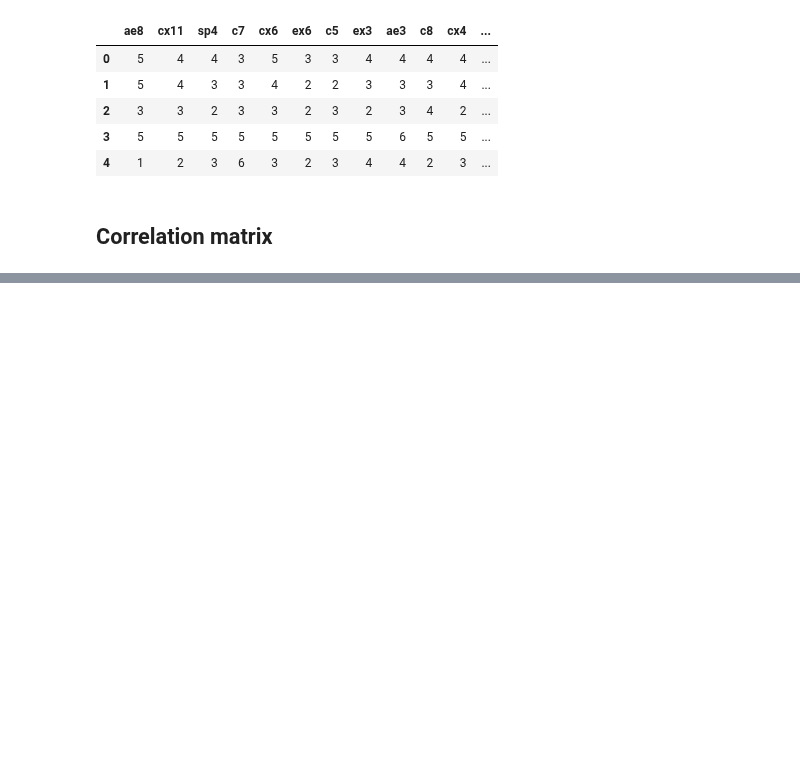
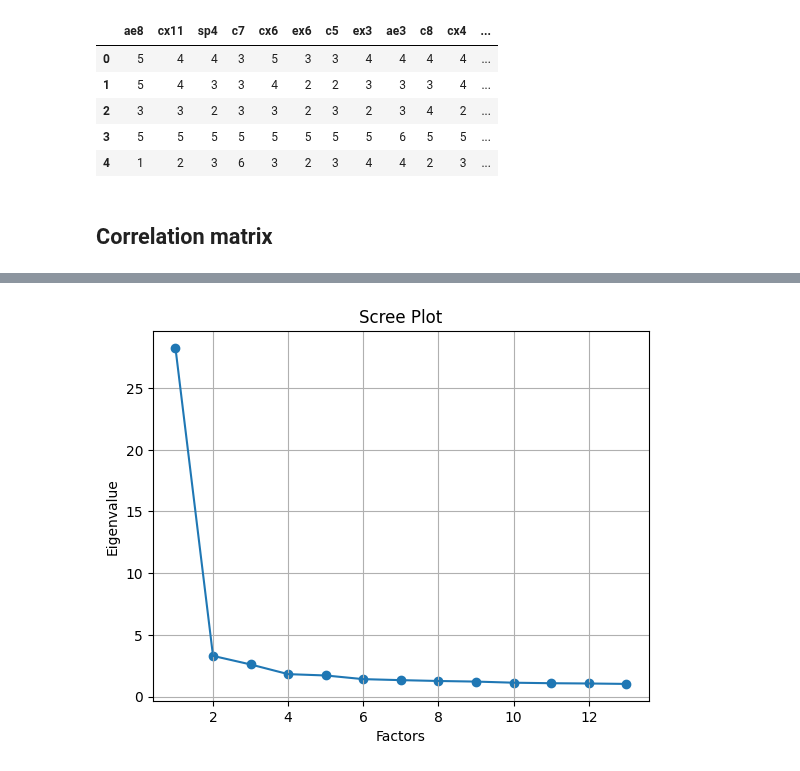
Before and after one commit to ReneeErnst/scaledev, a Jupyter notebook: notebooks/scale_dev.ipynb, the cells around one changed output, grey strips where cells are left out. Drawn from its saved outputs; the diff is of its cells as text; code cells hidden in the pictures; blank space fills up the shorter version.

```diff
--- a/notebooks/scale_dev.ipynb
+++ b/notebooks/scale_dev.ipynb
@@ -144,0 +132,11 @@ Next we will move onto the factor analysis. Once we have determined what items t
+# %%
+# Standardize each scale item (z score normalization)
+df_fa = df[scale_cols_no_rs1].copy()
+
+scaler = StandardScaler()
+
+# Standardize all numerical columns
+numerical_cols = df_fa.select_dtypes(include=['number']).columns
+df_fa[numerical_cols] = scaler.fit_transform(df_fa[numerical_cols])
+
+df_fa.head()
@@ -144,0 +152,6 @@ Next we will move onto the factor analysis. Once we have determined what items t
+# %%
+fa = FactorAnalyzer(rotation='Oblimin') # Oblique rotation since we have correlated factors
+fa.fit(df_fa) # Not using the reverse scored item
+# Check Eigenvalues
+ev, v = fa.get_eigenvalues()
+ev
@@ -144,0 +181,10 @@ Next we will move onto the factor analysis. Once we have determined what items t
+# %%
+plt.scatter(range(1, 14), ev[:13]) # Only show the first 13, as a starting point from the Kaiser-Gutterman Criterion
+plt.plot(range(1, 14), ev[:13])
+plt.title("Scree Plot")
+plt.xlabel("Factors")
+plt.ylabel("Eigenvalue")
+plt.grid()
+plt.show()
+# %% [output]
+[figure, added]
```
Also changed, not shown: parts of 18 cells of this notebook, 3 other files.
